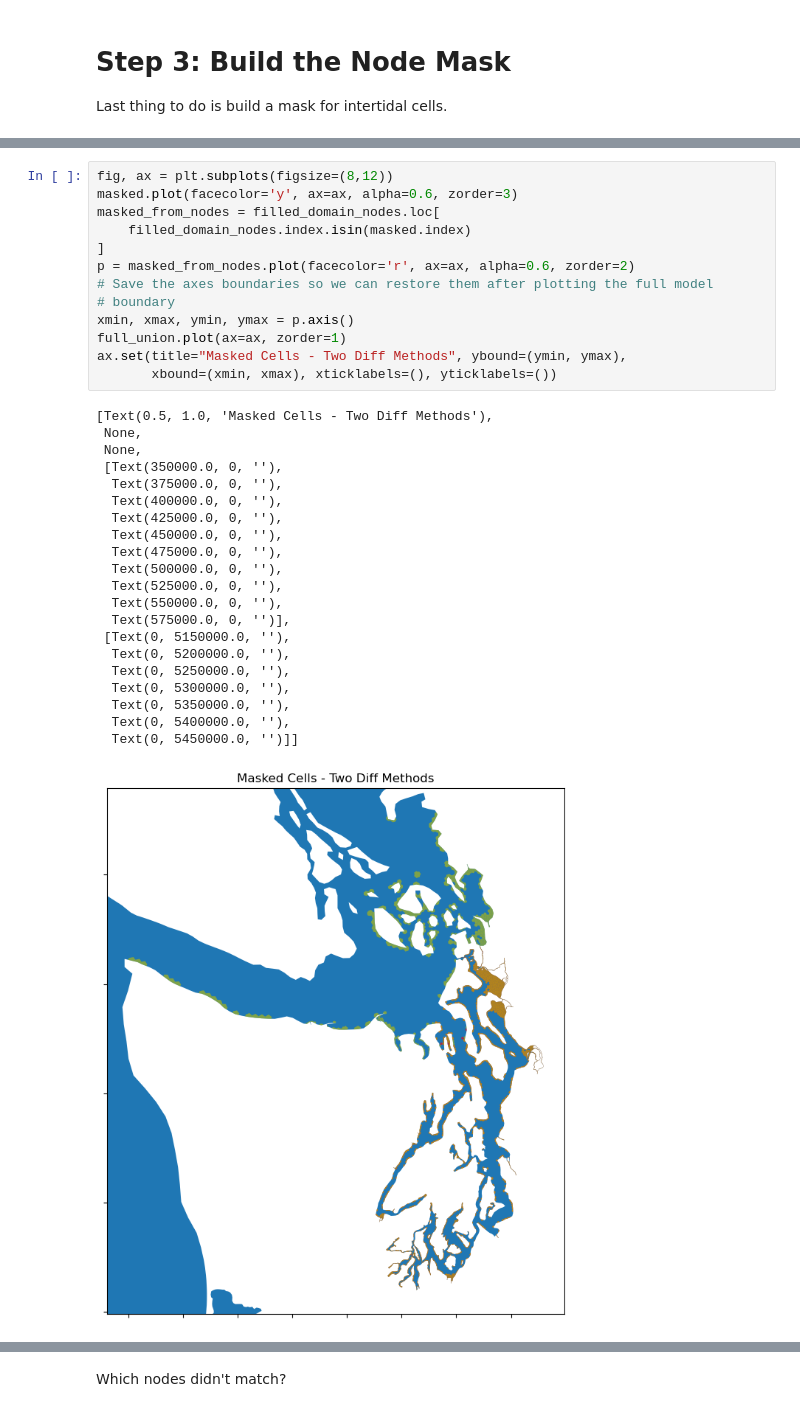
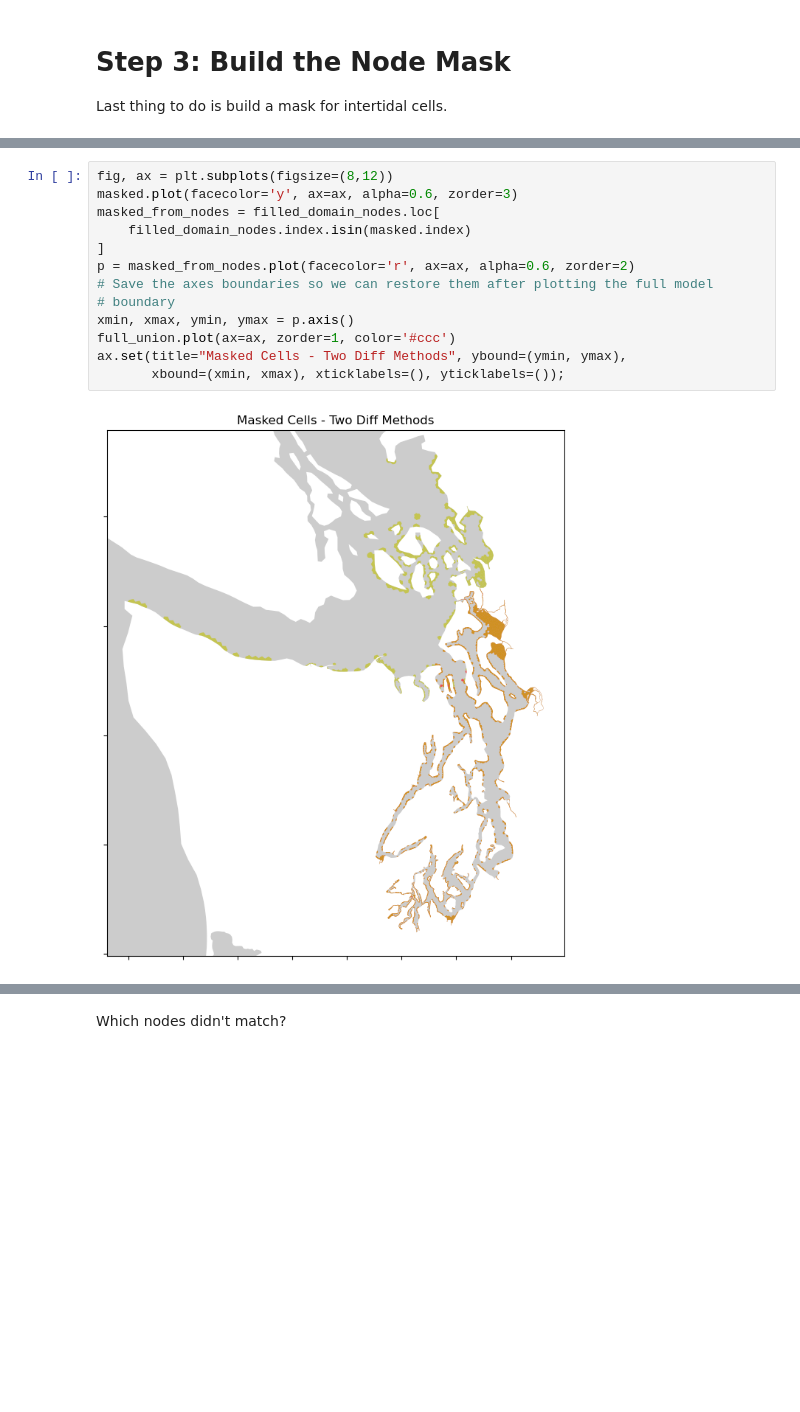
Before and after one commit to bedaro/ssm-analysis, a Jupyter notebook: ProcessGrid.ipynb, the cells around one changed output, grey strips where cells are left out. Saved outputs shown, nothing was run; the diff lists cells and outputs as text; blank space fills up the shorter version.

```diff
--- a/ProcessGrid.ipynb
+++ b/ProcessGrid.ipynb
@@ -226,36 +226,16 @@ Datum: World Geodetic System 1984 ensemble
 # %%
 fig, ax = plt.subplots(figsize=(8,12))
 masked.plot(facecolor='y', ax=ax, alpha=0.6, zorder=3)
 masked_from_nodes = filled_domain_nodes.loc[
     filled_domain_nodes.index.isin(masked.index)
 ]
 p = masked_from_nodes.plot(facecolor='r', ax=ax, alpha=0.6, zorder=2)
 # Save the axes boundaries so we can restore them after plotting the full model
 # boundary
 xmin, xmax, ymin, ymax = p.axis()
-full_union.plot(ax=ax, zorder=1)
+full_union.plot(ax=ax, zorder=1, color='#ccc')
 ax.set(title="Masked Cells - Two Diff Methods", ybound=(ymin, ymax),
-       xbound=(xmin, xmax), xticklabels=(), yticklabels=())
+       xbound=(xmin, xmax), xticklabels=(), yticklabels=());
 # %% [output]
-[Text(0.5, 1.0, 'Masked Cells - Two Diff Methods'),
- None,
- None,
- [Text(350000.0, 0, ''),
-  Text(375000.0, 0, ''),
-  Text(400000.0, 0, ''),
-  Text(425000.0, 0, ''),
-  Text(450000.0, 0, ''),
-  Text(475000.0, 0, ''),
-  Text(500000.0, 0, ''),
-  Text(525000.0, 0, ''),
-  Text(550000.0, 0, ''),
-  Text(575000.0, 0, '')],
- [Text(0, 5150000.0, ''),
-  Text(0, 5200000.0, ''),
-  Text(0, 5250000.0, ''),
-  Text(0, 5300000.0, ''),
-  Text(0, 5350000.0, ''),
-  Text(0, 5400000.0, ''),
-  Text(0, 5450000.0, '')]]
-[figure, old version]
+[figure, new version]
 # %% [markdown]
```
Also changed, not shown: parts of 9 cells of this notebook.
